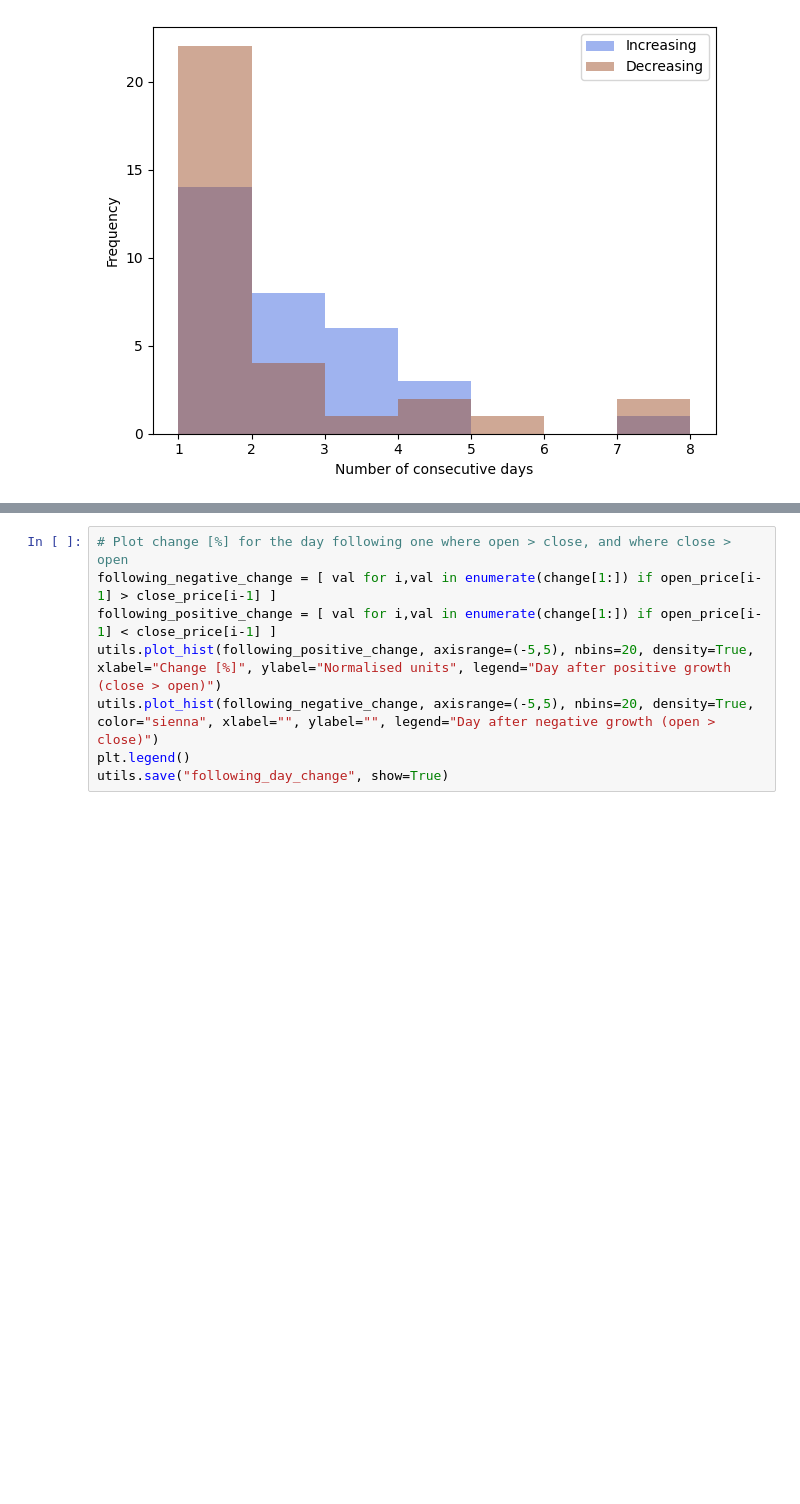
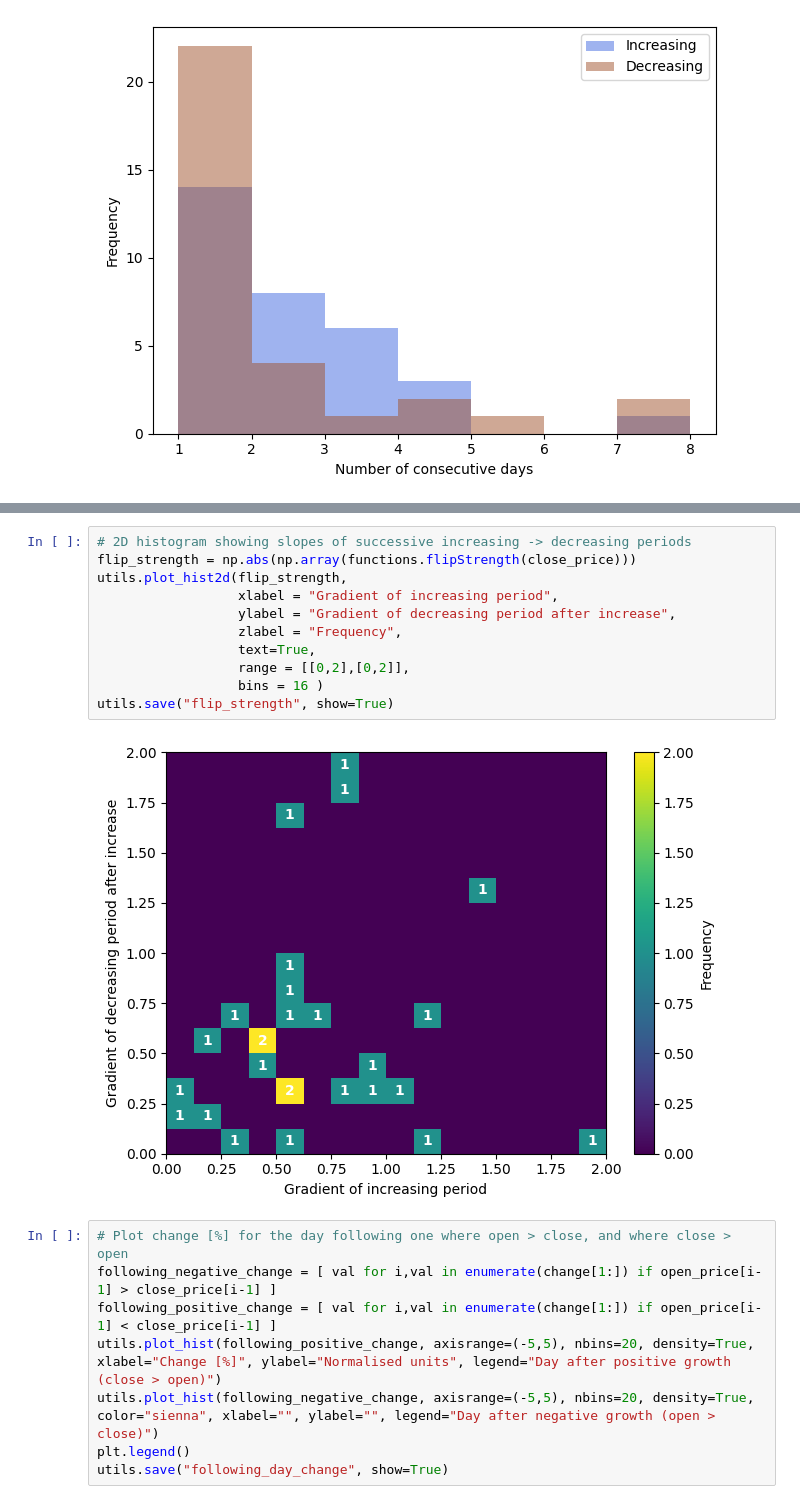
Before and after one commit to edting/historical-price-analysis, a Jupyter notebook: analysis.ipynb, the cells around one changed output, grey strips where cells are left out. Drawn from its saved outputs; the diff is of its cells as text; blank space fills up the shorter version.

```diff
--- a/analysis.ipynb
+++ b/analysis.ipynb
@@ -124,3 +128,16 @@ utils.save("flip_momentum", show=True)
+# %%
+# 2D histogram showing slopes of successive increasing -> decreasing periods
+flip_strength = np.abs(np.array(functions.flipStrength(close_price)))
+utils.plot_hist2d(flip_strength,
+                  xlabel = "Gradient of increasing period",
+                  ylabel = "Gradient of decreasing period after increase",
+                  zlabel = "Frequency",
+                  text=True,
+                  range = [[0,2],[0,2]],
+                  bins = 16 )
+utils.save("flip_strength", show=True)
+# %% [output]
+[figure, added]
 # %%
 # Plot change [%] for the day following one where open > close, and where close > open
 following_negative_change = [ val for i,val in enumerate(change[1:]) if open_price[i-1] > close_price[i-1] ]
```
Also changed, not shown: parts of 1 cell of this notebook, 2 other files.
